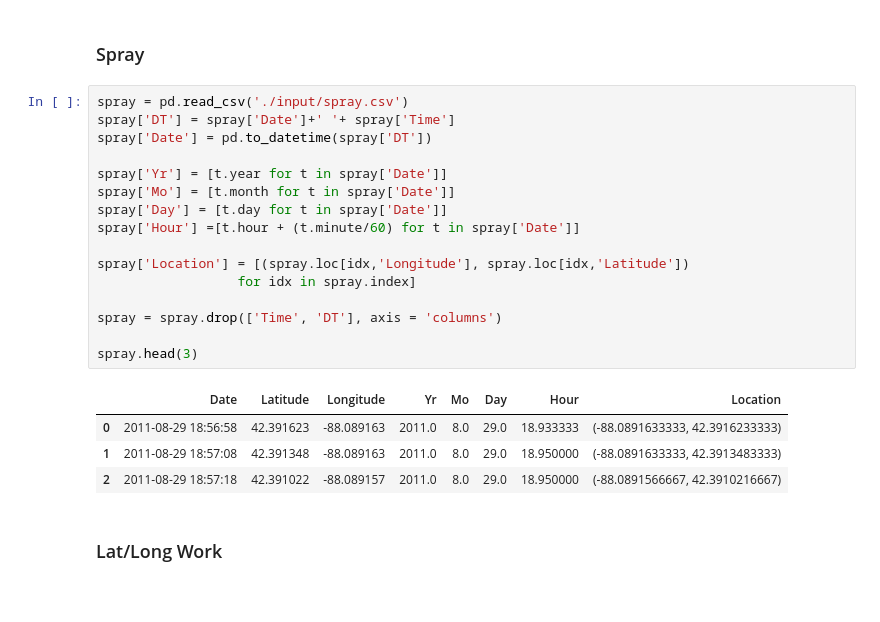
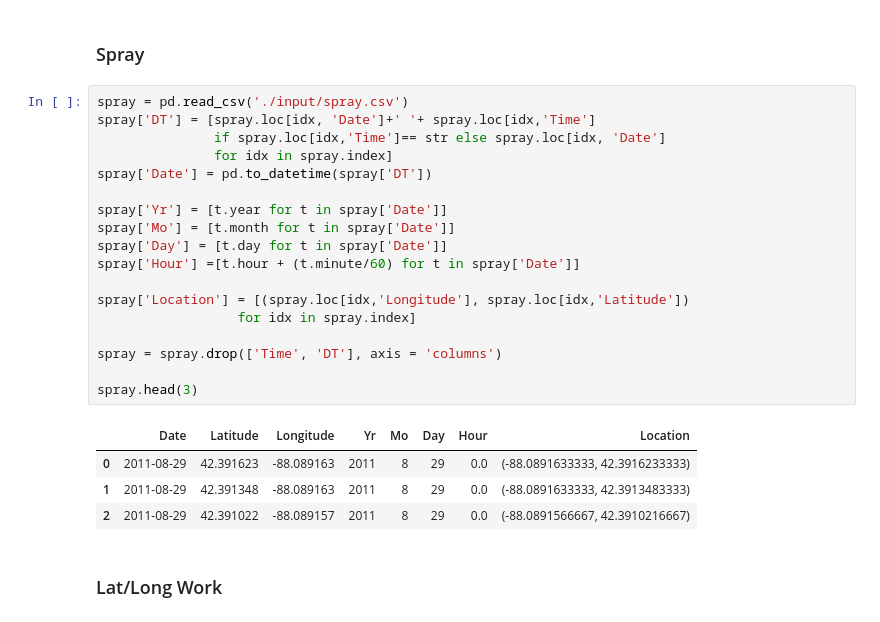
Before and after one commit to wipegup/WNVKaggle, a Jupyter notebook: Starter Code.ipynb, the cells around one changed output. Cells and saved outputs as stored; diff of their text form.

Commit message:
Update Clean Data
Fixed Spray Time Data (for missings)

```diff
--- a/Starter Code.ipynb
+++ b/Starter Code.ipynb
@@ -172,25 +171,27 @@ memory usage: 738.7+ KB
 ### Spray
 # %%
 spray = pd.read_csv('./input/spray.csv')
-spray['DT'] = spray['Date']+' '+ spray['Time']
+spray['DT'] = [spray.loc[idx, 'Date']+' '+ spray.loc[idx,'Time']
+               if spray.loc[idx,'Time']== str else spray.loc[idx, 'Date']
+               for idx in spray.index]
 spray['Date'] = pd.to_datetime(spray['DT'])
 
 spray['Yr'] = [t.year for t in spray['Date']]
 spray['Mo'] = [t.month for t in spray['Date']]
 spray['Day'] = [t.day for t in spray['Date']]
 spray['Hour'] =[t.hour + (t.minute/60) for t in spray['Date']]
 
 spray['Location'] = [(spray.loc[idx,'Longitude'], spray.loc[idx,'Latitude'])
                   for idx in spray.index]
 
 spray = spray.drop(['Time', 'DT'], axis = 'columns')
 
 spray.head(3)
 # %% [output]
 |  | Date | Latitude | Longitude | Yr | Mo | Day | Hour | Location |
-| 0 | 2011-08-29 18:56:58 | 42.391623 | -88.089163 | 2011.0 | 8.0 | 29.0 | 18.933333 | (-88.0891633333, 42.3916233333) |
-| 1 | 2011-08-29 18:57:08 | 42.391348 | -88.089163 | 2011.0 | 8.0 | 29.0 | 18.950000 | (-88.0891633333, 42.3913483333) |
-| 2 | 2011-08-29 18:57:18 | 42.391022 | -88.089157 | 2011.0 | 8.0 | 29.0 | 18.950000 | (-88.0891566667, 42.3910216667) |
+| 0 | 2011-08-29 | 42.391623 | -88.089163 | 2011 | 8 | 29 | 0.0 | (-88.0891633333, 42.3916233333) |
+| 1 | 2011-08-29 | 42.391348 | -88.089163 | 2011 | 8 | 29 | 0.0 | (-88.0891633333, 42.3913483333) |
+| 2 | 2011-08-29 | 42.391022 | -88.089157 | 2011 | 8 | 29 | 0.0 | (-88.0891566667, 42.3910216667) |
 # %% [markdown]
 ### Lat/Long Work
 # %% [markdown]
```
Also changed, not shown: parts of 1 cell of this notebook, 1 other file.
